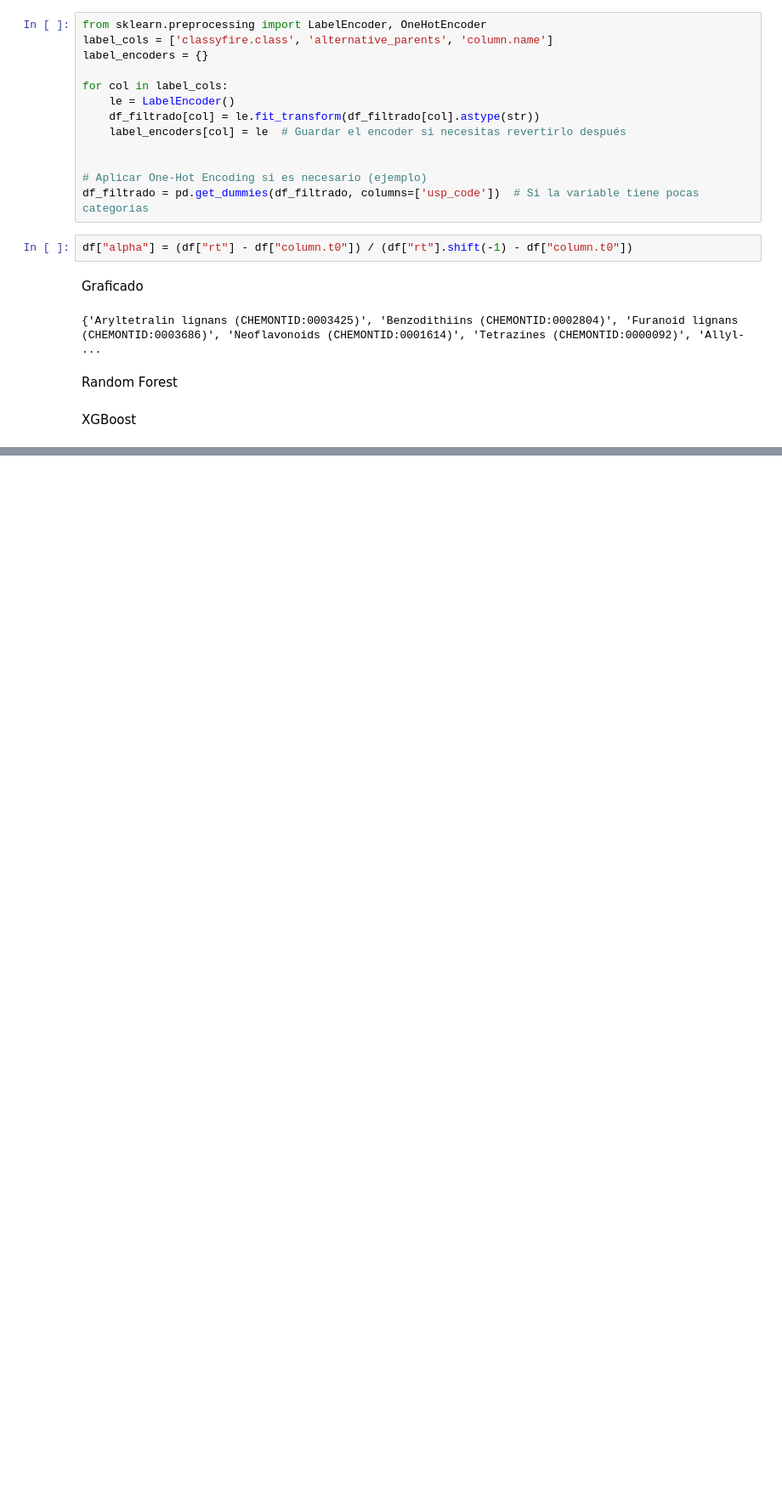
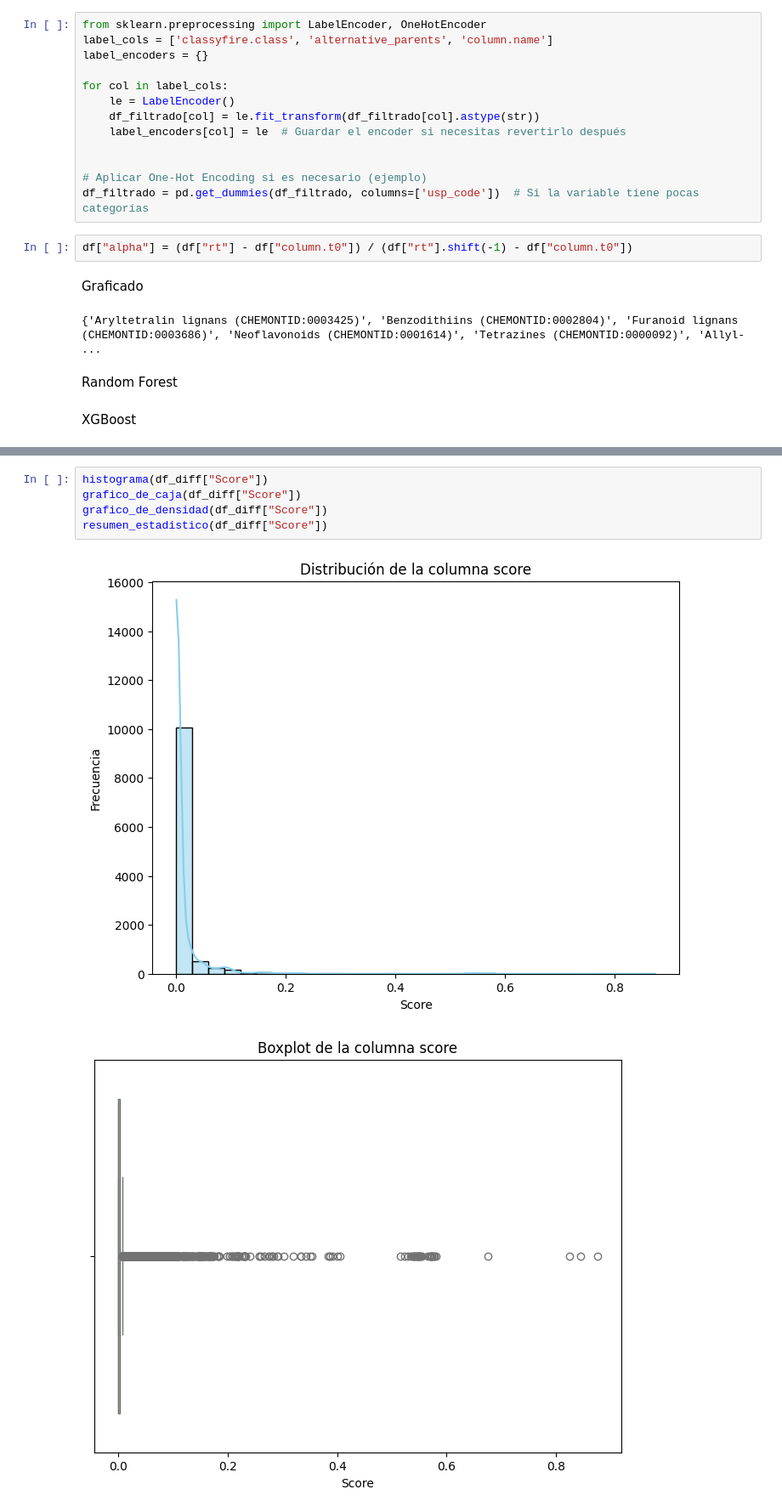
Before and after one commit to carlosMoragon/Trabajo-Fin-de-Grado, a Jupyter notebook: src/notebooks/valoracion_de_modelos.ipynb, the cells around one changed output, grey strips where cells are left out. Shown at 85% size. Cells and saved outputs as stored; diff of their text form; blank space fills up the shorter version.

```diff
--- a/src/notebooks/valoracion_de_modelos.ipynb
+++ b/src/notebooks/valoracion_de_modelos.ipynb
@@ -272,0 +407,8 @@ XGBoost
+# %%
+histograma(df_diff["Score"])
+grafico_de_caja(df_diff["Score"])
+grafico_de_densidad(df_diff["Score"])
+resumen_estadistico(df_diff["Score"])
+# %% [output]
+[figure, added]
+[figure, added]
```
Also changed, not shown: parts of 20 cells of this notebook, 2 other files.
